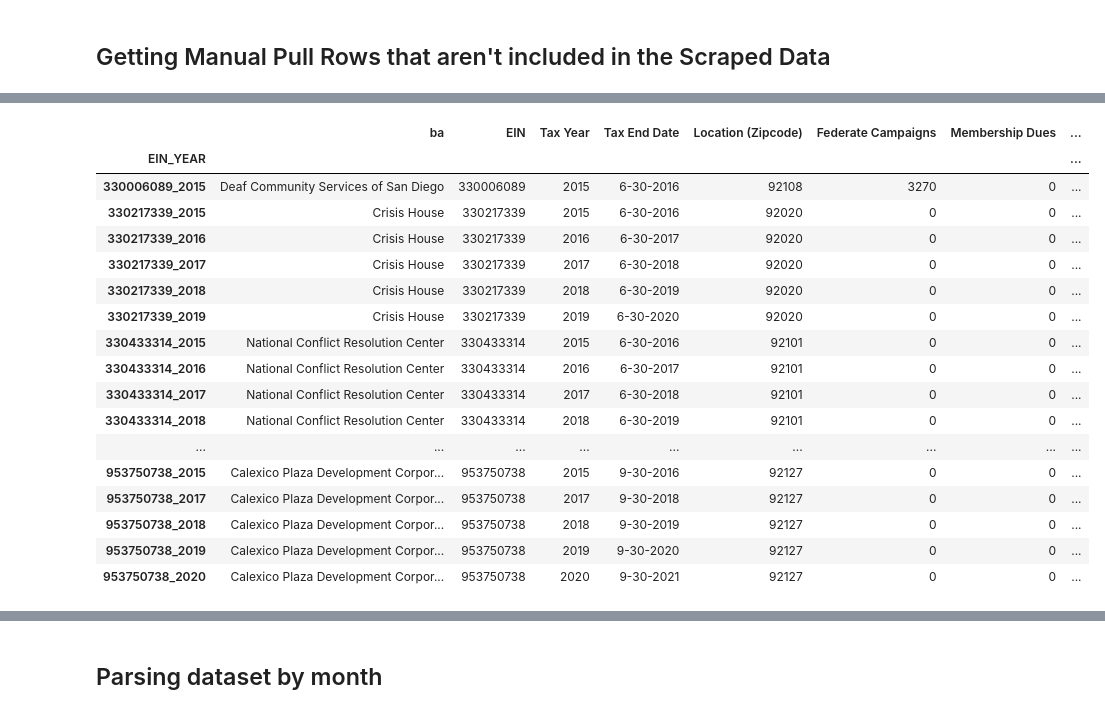
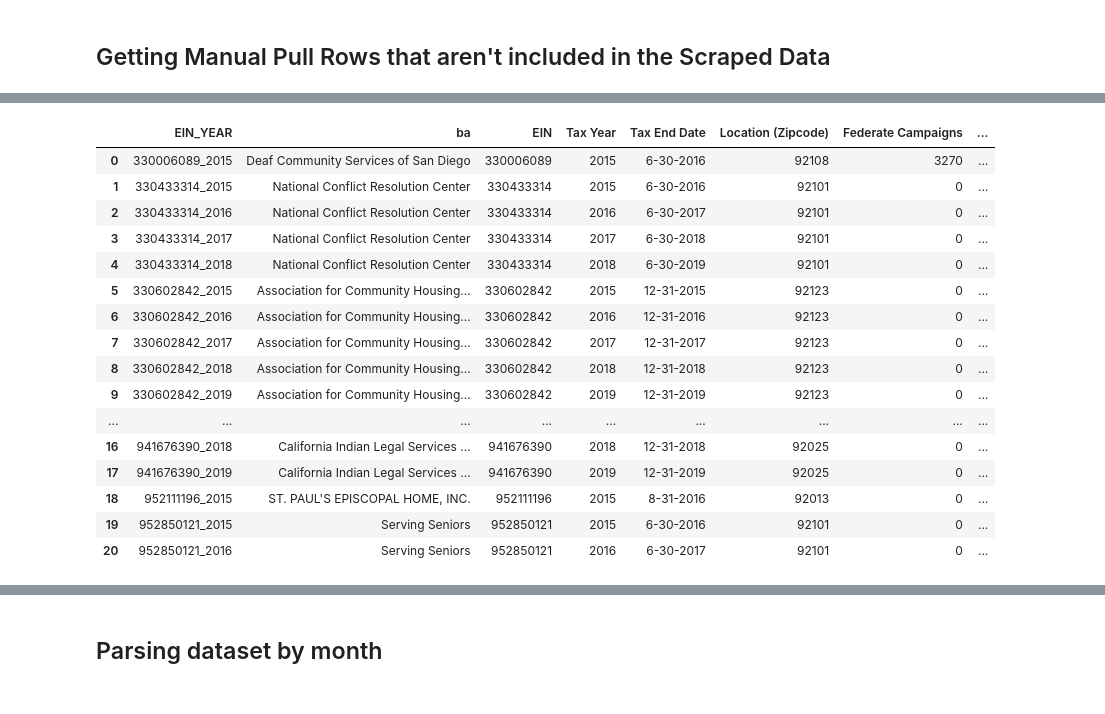
Before and after one commit to dbyers15/SDCTA-homelessness, a Jupyter notebook: XML parser/990 - error check.ipynb, the cells around one changed output, grey strips where cells are left out. Saved outputs shown, nothing was run; the diff lists cells and outputs as text; code cells hidden in the pictures.

```diff
--- a/XML parser/990 - error check.ipynb
+++ b/XML parser/990 - error check.ipynb
@@ -873,12 +712,16 @@ def replace_corrected_data_and_standardize(df1, df2, concat=False):
+# %%
+info = pd.read_csv('no_errors.csv')
+info_no_errors = pd.read_csv('info_no_errors.csv')
 # %%
-EINinfo_copy = EINinfo.copy()
-EINErrinfo_copy = EINErrinfo.copy()
+info_copy = info.copy()
+info_no_errors_copy = info_no_errors.copy()
 
-EINinfo_copy.rename(columns={'ba': 'Organization Name'}, inplace=True)
-EINErrinfo_copy.rename(columns={'ba': 'Organization Name'}, inplace=True)
+info_copy.rename(columns={'ba': 'Organization Name'}, inplace=True)
+info_no_errors_copy.rename(columns={'ba': 'Organization Name'}, inplace=True)
 
-EIN_dataset_df = replace_corrected_data_and_standardize(EINinfo_copy, EINErrinfo_copy)
+EIN_dataset_df = replace_corrected_data_and_standardize(info_copy, info_no_errors_copy)
 
-# Print the resulting DataFrame
+EIN_dataset_df.set_index('EIN_YEAR', inplace=True)
+EIN_dataset_df = EIN_dataset_df.drop('index',axis=1)
 EIN_dataset_df
 # %% [output]
@@ -994,7 +748,7 @@ full_phil
 # %%
 # Manually inputted Tax End Year for the eins in 'pull_these' into the downloaded csv
-raw_manual_pull = pd.read_csv('990 Manual Pull - Tax End Year.csv')
-raw_manual_pull = raw_manual_pull.set_index('EIN_YEAR').drop(['Unnamed: 14','Unnamed: 15','Unnamed: 16'],axis=1)
+raw_manual_pull = pd.read_csv('990 Manual Pull - Tax End Date.csv')
+raw_manual_pull.set_index('EIN_YEAR',inplace=True)
 raw_manual_pull
 # %% [output]
 |  | ba | EIN | Tax Year | Tax End Date | Location (Zipcode) | Federate Campaigns | Membership Dues | ... |
@@ -1032,4 +786,4 @@ manual_pull
 # %%
-pull_these = list(manual_pull.index.difference(full_phil.index))
+pull_these = list(manual_pull.index.difference(EIN_dataset_df.index))
 pull_these
 # %% [output]
@@ -1042,26 +813,26 @@ array([], dtype=float64)
 # %%
 not_scraped = manual_pull.loc[pull_these]
 not_scraped['EIN'] = [int(ein) for ein in not_scraped['EIN']]
 not_scraped['Tax Year'] = [int(year) for year in not_scraped['Tax Year']]
 not_scraped['Location (Zipcode)'] = [int(loc) for loc in not_scraped['Location (Zipcode)']]
-not_scraped #= not_scraped.drop(['Unnamed: 14','Unnamed: 15','Unnamed: 16'],axis=1)
+not_scraped = not_scraped.drop(['Unnamed: 14','Unnamed: 15','Unnamed: 16'],axis=1).reset_index()
+not_scraped
 # %% [output]
-|  | ba | EIN | Tax Year | Tax End Date | Location (Zipcode) | Federate Campaigns | Membership Dues | ... |
-| EIN_YEAR |  |  |  |  |  |  |  | ... |
-| 330006089_2015 | Deaf Community Services of San Diego | 330006089 | 2015 | 6-30-2016 | 92108 | 3270 | 0 | ... |
-| 330217339_2015 | Crisis House | 330217339 | 2015 | 6-30-2016 | 92020 | 0 | 0 | ... |
-| 330217339_2016 | Crisis House | 330217339 | 2016 | 6-30-2017 | 92020 | 0 | 0 | ... |
-| 330217339_2017 | Crisis House | 330217339 | 2017 | 6-30-2018 | 92020 | 0 | 0 | ... |
-| 330217339_2018 | Crisis House | 330217339 | 2018 | 6-30-2019 | 92020 | 0 | 0 | ... |
-| 330217339_2019 | Crisis House | 330217339 | 2019 | 6-30-2020 | 92020 | 0 | 0 | ... |
-| 330433314_2015 | National Conflict Resolution Center | 330433314 | 2015 | 6-30-2016 | 92101 | 0 | 0 | ... |
-| 330433314_2016 | National Conflict Resolution Center | 330433314 | 2016 | 6-30-2017 | 92101 | 0 | 0 | ... |
-| 330433314_2017 | National Conflict Resolution Center | 330433314 | 2017 | 6-30-2018 | 92101 | 0 | 0 | ... |
-| 330433314_2018 | National Conflict Resolution Center | 330433314 | 2018 | 6-30-2019 | 92101 | 0 | 0 | ... |
+|  | EIN_YEAR | ba | EIN | Tax Year | Tax End Date | Location (Zipcode) | Federate Campaigns | ... |
+| 0 | 330006089_2015 | Deaf Community Services of San Diego | 330006089 | 2015 | 6-30-2016 | 92108 | 3270 | ... |
+| 1 | 330433314_2015 | National Conflict Resolution Center | 330433314 | 2015 | 6-30-2016 | 92101 | 0 | ... |
+| 2 | 330433314_2016 | National Conflict Resolution Center | 330433314 | 2016 | 6-30-2017 | 92101 | 0 | ... |
+| 3 | 330433314_2017 | National Conflict Resolution Center | 330433314 | 2017 | 6-30-2018 | 92101 | 0 | ... |
+| 4 | 330433314_2018 | National Conflict Resolution Center | 330433314 | 2018 | 6-30-2019 | 92101 | 0 | ... |
+| 5 | 330602842_2015 | Association for Community Housing... | 330602842 | 2015 | 12-31-2015 | 92123 | 0 | ... |
+| 6 | 330602842_2016 | Association for Community Housing... | 330602842 | 2016 | 12-31-2016 | 92123 | 0 | ... |
+| 7 | 330602842_2017 | Association for Community Housing... | 330602842 | 2017 | 12-31-2017 | 92123 | 0 | ... |
+| 8 | 330602842_2018 | Association for Community Housing... | 330602842 | 2018 | 12-31-2018 | 92123 | 0 | ... |
+| 9 | 330602842_2019 | Association for Community Housing... | 330602842 | 2019 | 12-31-2019 | 92123 | 0 | ... |
 | ... | ... | ... | ... | ... | ... | ... | ... | ... |
-| 953750738_2015 | Calexico Plaza Development Corpor... | 953750738 | 2015 | 9-30-2016 | 92127 | 0 | 0 | ... |
-| 953750738_2017 | Calexico Plaza Development Corpor... | 953750738 | 2017 | 9-30-2018 | 92127 | 0 | 0 | ... |
-| 953750738_2018 | Calexico Plaza Development Corpor... | 953750738 | 2018 | 9-30-2019 | 92127 | 0 | 0 | ... |
-| 953750738_2019 | Calexico Plaza Development Corpor... | 953750738 | 2019 | 9-30-2020 | 92127 | 0 | 0 | ... |
-| 953750738_2020 | Calexico Plaza Development Corpor... | 953750738 | 2020 | 9-30-2021 | 92127 | 0 | 0 | ... |
+| 16 | 941676390_2018 | California Indian Legal Services ... | 941676390 | 2018 | 12-31-2018 | 92025 | 0 | ... |
+| 17 | 941676390_2019 | California Indian Legal Services ... | 941676390 | 2019 | 12-31-2019 | 92025 | 0 | ... |
+| 18 | 952111196_2015 | ST. PAUL'S EPISCOPAL HOME, INC. | 952111196 | 2015 | 8-31-2016 | 92013 | 0 | ... |
+| 19 | 952850121_2015 | Serving Seniors | 952850121 | 2015 | 6-30-2016 | 92101 | 0 | ... |
+| 20 | 952850121_2016 | Serving Seniors | 952850121 | 2016 | 6-30-2017 | 92101 | 0 | ... |
 # %%
```
Also changed, not shown: parts of 90 cells of this notebook, 23 other files.
